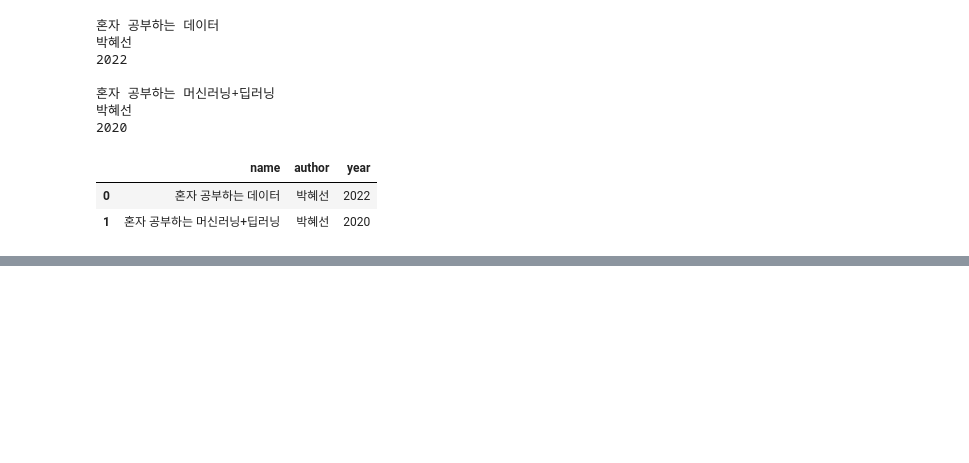
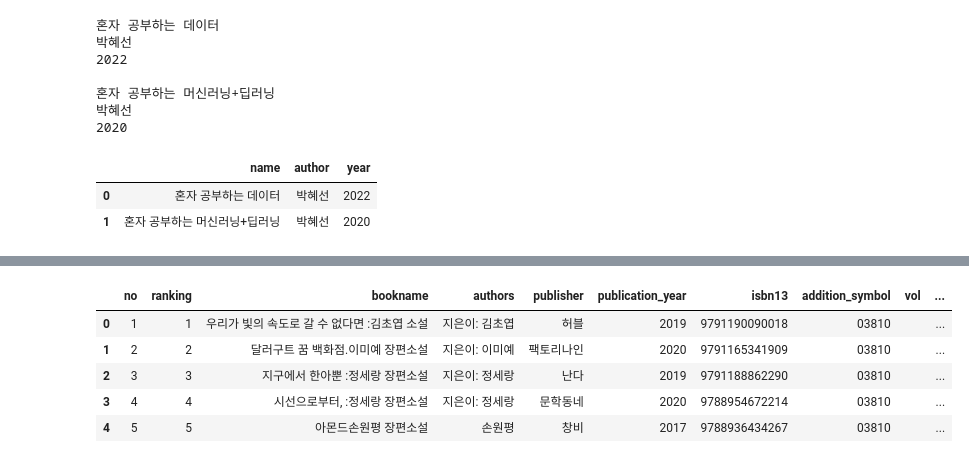
Before and after one commit to SeokgyuYun/Machine-Learning-Study, a Jupyter notebook: 20230315.ipynb, the cells around one changed output, grey strips where cells are left out. Saved outputs shown, nothing was run; the diff lists cells and outputs as text; code cells hidden in the pictures; blank space fills up the shorter version.

```diff
--- a/20230315.ipynb
+++ b/20230315.ipynb
@@ -145,0 +229,10 @@ read_xml
+# %%
+books_df = pd.read_json('20s_best_book_2.json')
+books_df.head()
+# %% [output]
+|  | no | ranking | bookname | authors | publisher | publication_year | isbn13 | addition_symbol | vol | ... |
+| 0 | 1 | 1 | 우리가 빛의 속도로 갈 수 없다면 :김초엽 소설 | 지은이: 김초엽 | 허블 | 2019 | 9791190090018 | 03810 |  | ... |
+| 1 | 2 | 2 | 달러구트 꿈 백화점.이미예 장편소설 | 지은이: 이미예 | 팩토리나인 | 2020 | 9791165341909 | 03810 |  | ... |
+| 2 | 3 | 3 | 지구에서 한아뿐 :정세랑 장편소설 | 지은이: 정세랑 | 난다 | 2019 | 9791188862290 | 03810 |  | ... |
+| 3 | 4 | 4 | 시선으로부터, :정세랑 장편소설 | 지은이: 정세랑 | 문학동네 | 2020 | 9788954672214 | 03810 |  | ... |
+| 4 | 5 | 5 | 아몬드손원평 장편소설 | 손원평 | 창비 | 2017 | 9788936434267 | 03810 |  | ... |
```
Also changed, not shown: parts of 10 cells of this notebook.
